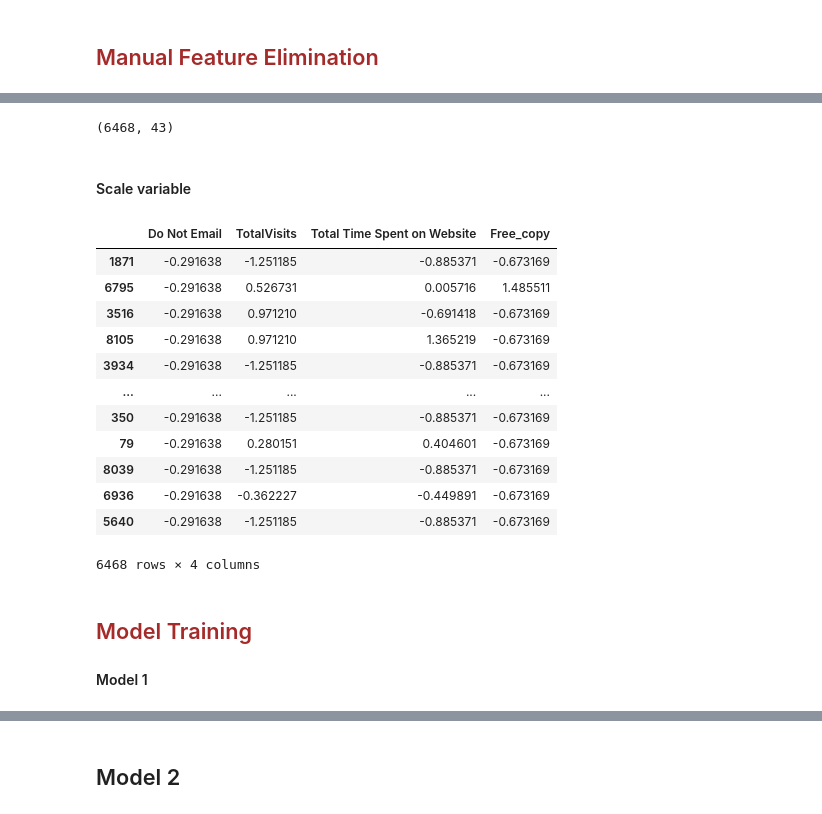
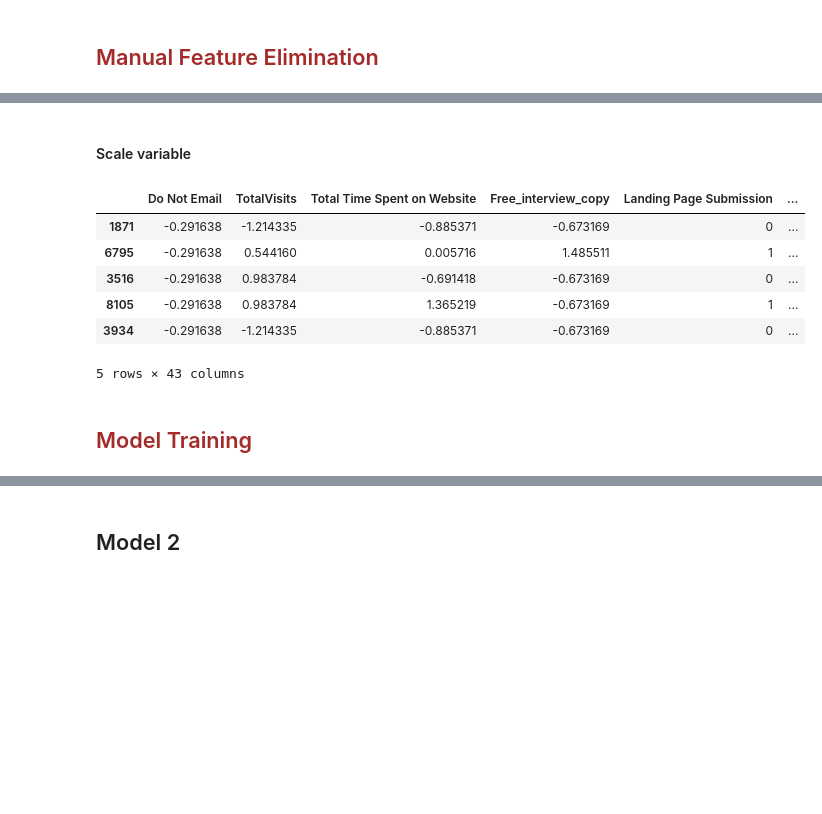
Before and after one commit to ankanroy92in/X_Education, a Jupyter notebook: X_Education.ipynb, the cells around one changed output, grey strips where cells are left out. Cells and saved outputs as stored; diff of their text form; code cells hidden in the pictures; blank space fills up the shorter version.

```diff
--- a/X_Education.ipynb
+++ b/X_Education.ipynb
@@ -805,8 +712,7 @@ Index(['Lead Origin', 'Lead Source', 'Do Not Email', 'Last Activity',
 def make_binary_dummy(columlist):
   return columlist.map({'No':0,'Yes':1})
 
-
-catergory_list = ['Do Not Email','Magazine','A free copy of Mastering The Interview']
+catergory_list = ['Do Not Email','Magazine','Free_interview_copy']
 
 leads[catergory_list] = leads[catergory_list].apply(make_binary_dummy)
 # %%
@@ -845,3 +772,5 @@ Index(['Others'], dtype='object')
 # %%
+# can merge Google and google to one
 leads['Lead Source'] = leads['Lead Source'].replace('google','Google')
-leads['Lead Source'] = leads['Lead Source'].replace(low_freq_categories,'Others')
+# Converting low frequency categories to one value called LeadSource_Others
+leads['Lead Source'] = leads['Lead Source'].replace(low_freq_categories,'LeadSource_Others')
@@ -869,4 +820,5 @@ Index(['Unsubscribed', 'Had a Phone Conversation', 'Approached upfront',
        'Visited Booth in Tradeshow', 'Resubscribed to emails'],
       dtype='object')
 # %%
-leads['Last Activity'] = leads['Last Activity'].replace(low_freq_last_activity_category,'others')
+# Converting low frequency categories to one value called LastActivity_Others
+leads['Last Activity'] = leads['Last Activity'].replace(low_freq_last_activity_category,'LastActivity_Others')
@@ -950,16 +914,11 @@ X_train = leads_train
 y_test = leads_test.pop('Converted')
 X_test = leads_test
-# %%
-X_train.shape
-# %% [output]
-(6468, 43)
 # %% [markdown]
 #### Scale variable
 # %%
-# using standard scaler for scaling the features
-scaler = StandardScaler()
-
-# fetching int64 and float64 dtype columns from dataframe for scaling
-num_cols=X_train.select_dtypes(include=['int64','float64']).columns
-
-X_train[num_cols] = scaler.fit_transform(X_train[num_cols])
+def scale_features(data_to_scale):
+    # using standard scaler for scaling the features
+    scaler = StandardScaler()
+    # fetching int64 and float64 dtype columns from dataframe for scaling
+    num_cols=data_to_scale.select_dtypes(include=['int64','float64']).columns
+    data_to_scale[num_cols] = scaler.fit_transform(data_to_scale[num_cols])
@@ -966,23 +927,15 @@ X_train[num_cols] = scaler.fit_transform(X_train[num_cols])
 # %%
-X_train[num_cols]
+X_train.head()
 # %% [output]
-|  | Do Not Email | TotalVisits | Total Time Spent on Website | Free_copy |
-| 1871 | -0.291638 | -1.251185 | -0.885371 | -0.673169 |
-| 6795 | -0.291638 | 0.526731 | 0.005716 | 1.485511 |
-| 3516 | -0.291638 | 0.971210 | -0.691418 | -0.673169 |
-| 8105 | -0.291638 | 0.971210 | 1.365219 | -0.673169 |
-| 3934 | -0.291638 | -1.251185 | -0.885371 | -0.673169 |
-| ... | ... | ... | ... | ... |
-| 350 | -0.291638 | -1.251185 | -0.885371 | -0.673169 |
-| 79 | -0.291638 | 0.280151 | 0.404601 | -0.673169 |
-| 8039 | -0.291638 | -1.251185 | -0.885371 | -0.673169 |
-| 6936 | -0.291638 | -0.362227 | -0.449891 | -0.673169 |
-| 5640 | -0.291638 | -1.251185 | -0.885371 | -0.673169 |
+|  | Do Not Email | TotalVisits | Total Time Spent on Website | Free_interview_copy | Landing Page Submission | ... |
+| 1871 | -0.291638 | -1.214335 | -0.885371 | -0.673169 | 0 | ... |
+| 6795 | -0.291638 | 0.544160 | 0.005716 | 1.485511 | 1 | ... |
+| 3516 | -0.291638 | 0.983784 | -0.691418 | -0.673169 | 0 | ... |
+| 8105 | -0.291638 | 0.983784 | 1.365219 | -0.673169 | 1 | ... |
+| 3934 | -0.291638 | -1.214335 | -0.885371 | -0.673169 | 0 | ... |
-6468 rows × 4 columns
+5 rows × 43 columns
 # %% [markdown]
-# <h2 align="left"> <font color='brown'>Model Training</font></h2>
-
-#### Model 1
+<h2 align="left"> <font color='brown'>Model Training</font></h2>
 # %%
 # Function to create model
 def model_creation(X,y):
```
Also changed, not shown: parts of 183 cells of this notebook.
